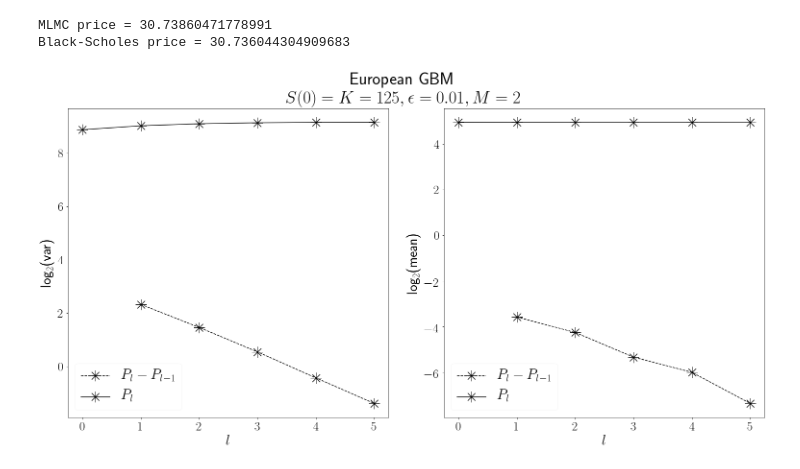
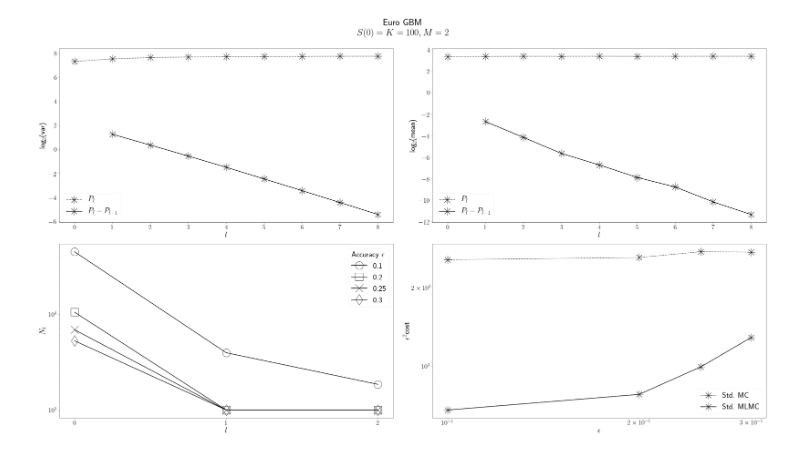
Before and after one commit to mckeownish/Multilevel_MC_SDEs, a Jupyter notebook: ExampleUsage_mlmc_RSCAM_Module.ipynb, the cells around one changed output. Cells and saved outputs as stored; diff of their text form; code cells hidden in the pictures.

```diff
--- a/ExampleUsage_mlmc_RSCAM_Module.ipynb
+++ b/ExampleUsage_mlmc_RSCAM_Module.ipynb
@@ -36,14 +63,15 @@ opt.asset_plot(L=8,M=4) #Plot asset price on two discretisation levels
+# %%
+eps=[0.1,0.2,0.25,0.3]
+fig,ax=plt.subplots(2,2,figsize=(40,24))
+opt=mlmc.Euro_GBM()
+markers=['o','s','x','d']
+mlmc.Giles_plot(opt,markers=markers,eps=eps,label='Euro GBM',fig=fig)
+# %% [output]
+[figure, added]
 # %%
-opt = mlmc.Euro_GBM(X0=125)
-sums,N=opt.mlmc(eps=0.01)
+opt=mlmc.Asian_GBM()
+sums,N=opt.mlmc(eps=0.1,anti=True)
 print(f'MLMC price = {sum(sums[0,:]/N)}\nBlack-Scholes price = {opt.BS()}') #Compare BS price with mlmc-calculated price
-# %% [output]
-MLMC price = 30.73860471778991
-Black-Scholes price = 30.736044304909683
-# %%
-mlmc.variance_plot(opt,eps=0.01,label='European GBM ') #Plot mean/variance plot
-# %% [output]
-[figure, removed]
 # %%
 plt.figure(figsize=(22,12))
 opt.asset_plot(L=4,M=4) #Plot asset price on two discretisation levels
```
Also changed, not shown: parts of 5 cells of this notebook.
